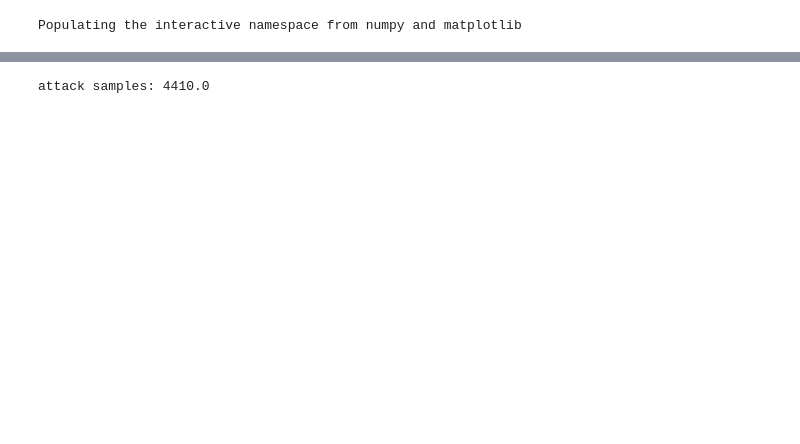
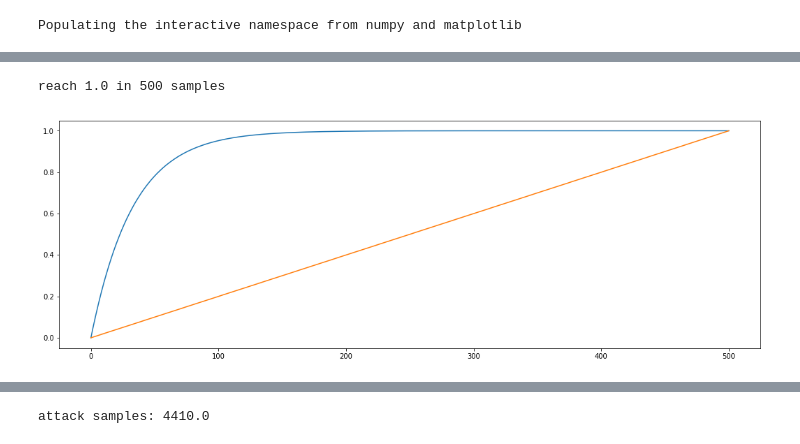
Before and after one commit to rknLA/pd-expline, a Jupyter notebook: notebook/01-exponents.ipynb, the cells around one changed output, grey strips where cells are left out. Cells and saved outputs as stored; diff of their text form; code cells hidden in the pictures; blank space fills up the shorter version.

```diff
--- a/notebook/01-exponents.ipynb
+++ b/notebook/01-exponents.ipynb
@@ -127,0 +78,18 @@ reach 1.0 in 239 samples
+# %%
+def gen_linear_ramp(start, end, size):
+    step = (end - start) / size
+    curr = start
+    out = [curr]
+    for i in range(0, size):
+        curr += step
+        out.append(curr)
+    return np.array(out)
+
+def plot_vs_lin(np_arr, relevant_size):
+    plot(np_arr)
+    plot(gen_linear_ramp(np_arr[0], np_arr[-1], relevant_size))
+# %%
+plot_vs_lin(*naive_inverse_exponent(0.000, 1.0, 0.03))
+# %% [output]
+reach 1.0 in 500 samples
+[figure, added]
```
Also changed, not shown: parts of 56 cells of this notebook, 1 other file.
